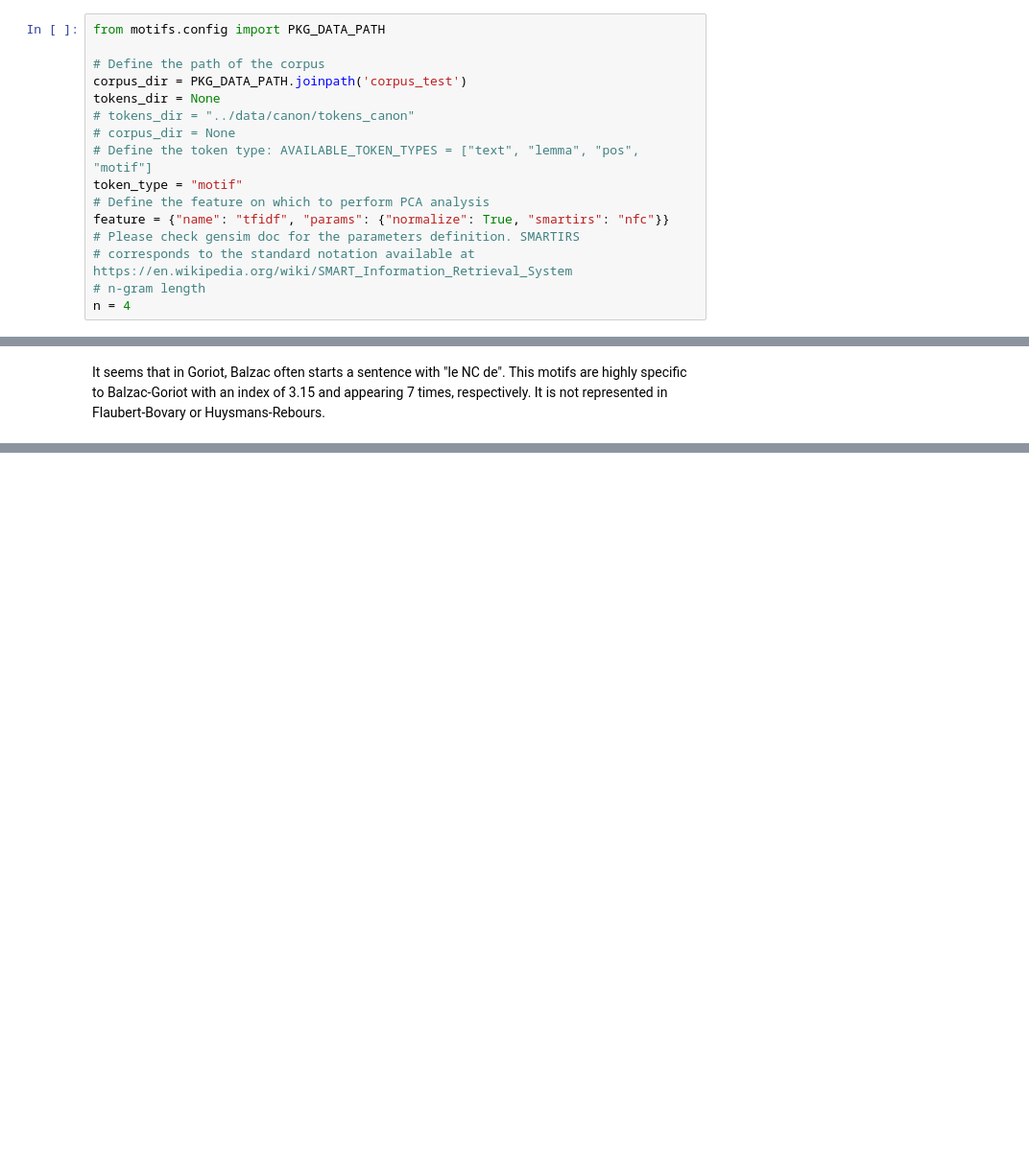
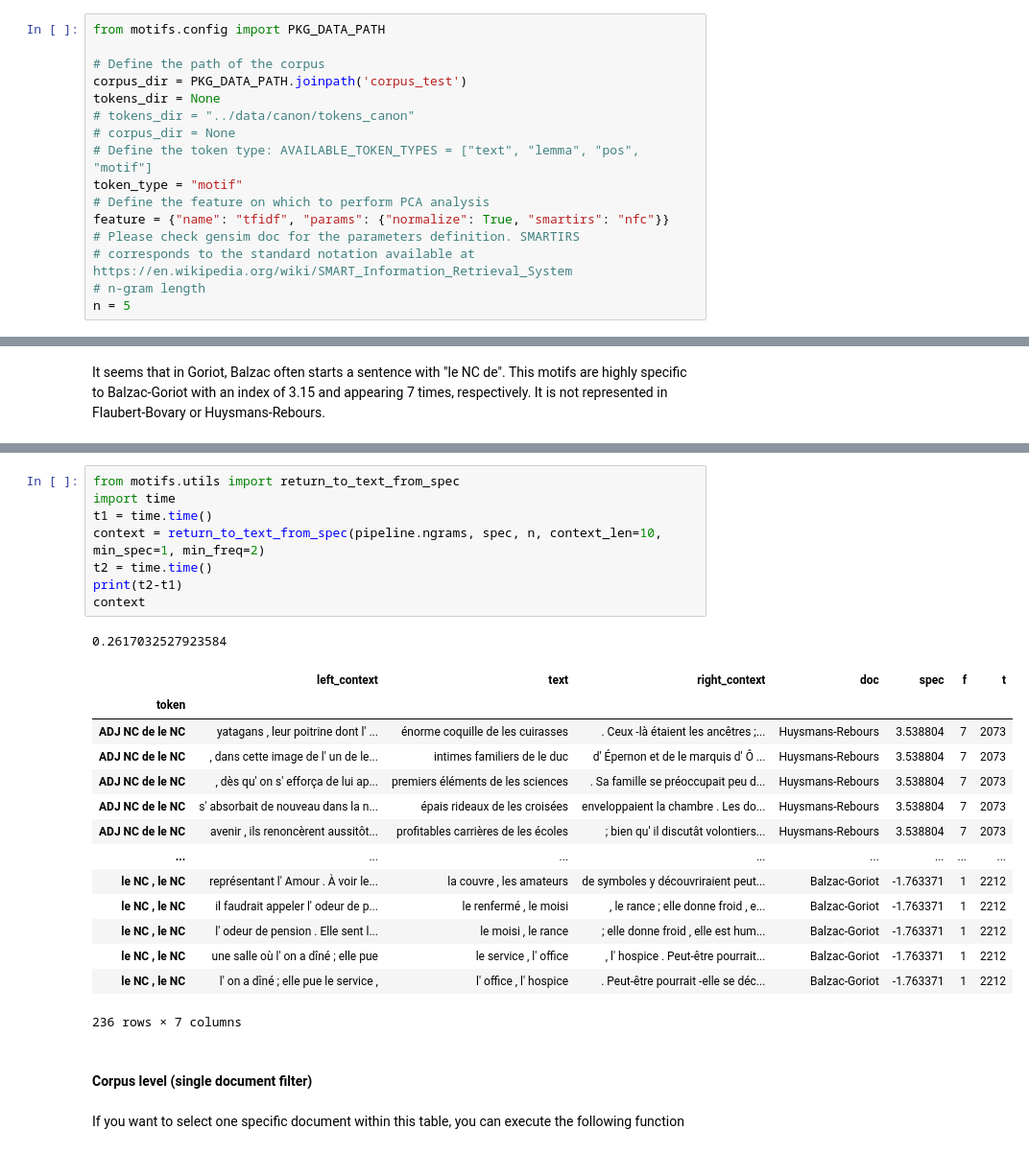
Before and after one commit to Malichot/PyMotifs, a Jupyter notebook: notebooks/0_Pipeline_Motifs.ipynb, the cells around one changed output, grey strips where cells are left out. Shown: that part at 96% size. Drawn from its saved outputs; the diff is of its cells as text; blank space fills up the shorter version.

Commit message:
add documentation and restructuration

```diff
--- a/notebooks/0_Pipeline_Motifs.ipynb
+++ b/notebooks/0_Pipeline_Motifs.ipynb
@@ -31,5 +33,5 @@ feature = {"name": "tfidf", "params": {"normalize": True, "smartirs": "nfc"}}
 # Please check gensim doc for the parameters definition. SMARTIRS
 # corresponds to the standard notation available at https://en.wikipedia.org/wiki/SMART_Information_Retrieval_System
 # n-gram length
-n = 4
+n = 5
 # %% [markdown]
@@ -294,0 +220,28 @@ context[context["doc"] == "Balzac-Goriot"]
+# %%
+from motifs.utils import return_to_text_from_spec
+import time
+t1 = time.time()
+context = return_to_text_from_spec(pipeline.ngrams, spec, n, context_len=10, min_spec=1, min_freq=2)
+t2 = time.time()
+print(t2-t1)
+context
+# %% [output]
+0.2617032527923584
+|  | left_context | text | right_context | doc | spec | f | t |
+| token |  |  |  |  |  |  |  |
+| ADJ NC de le NC | yatagans , leur poitrine dont l' ... | énorme coquille de les cuirasses | . Ceux -là étaient les ancêtres ;... | Huysmans-Rebours | 3.538804 | 7 | 2073 |
+| ADJ NC de le NC | , dans cette image de l' un de le... | intimes familiers de le duc | d' Épernon et de le marquis d' Ô ... | Huysmans-Rebours | 3.538804 | 7 | 2073 |
+| ADJ NC de le NC | , dès qu' on s' efforça de lui ap... | premiers éléments de les sciences | . Sa famille se préoccupait peu d... | Huysmans-Rebours | 3.538804 | 7 | 2073 |
+| ADJ NC de le NC | s' absorbait de nouveau dans la n... | épais rideaux de les croisées | enveloppaient la chambre . Les do... | Huysmans-Rebours | 3.538804 | 7 | 2073 |
+| ADJ NC de le NC | avenir , ils renoncèrent aussitôt... | profitables carrières de les écoles | ; bien qu' il discutât volontiers... | Huysmans-Rebours | 3.538804 | 7 | 2073 |
+| ... | ... | ... | ... | ... | ... | ... | ... |
+| le NC , le NC | représentant l' Amour . À voir le... | la couvre , les amateurs | de symboles y découvriraient peut... | Balzac-Goriot | -1.763371 | 1 | 2212 |
+| le NC , le NC | il faudrait appeler l' odeur de p... | le renfermé , le moisi | , le rance ; elle donne froid , e... | Balzac-Goriot | -1.763371 | 1 | 2212 |
+| le NC , le NC | l' odeur de pension . Elle sent l... | le moisi , le rance | ; elle donne froid , elle est hum... | Balzac-Goriot | -1.763371 | 1 | 2212 |
+| le NC , le NC | une salle où l' on a dîné ; elle pue | le service , l' office | , l' hospice . Peut-être pourrait... | Balzac-Goriot | -1.763371 | 1 | 2212 |
+| le NC , le NC | l' on a dîné ; elle pue le service , | l' office , l' hospice | . Peut-être pourrait -elle se déc... | Balzac-Goriot | -1.763371 | 1 | 2212 |
+236 rows × 7 columns
+# %% [markdown]
+#### Corpus level (single document filter)
+# %% [markdown]
+If you want to select one specific document within this table, you can execute the following function
```
Also changed, not shown: parts of 59 cells of this notebook.
